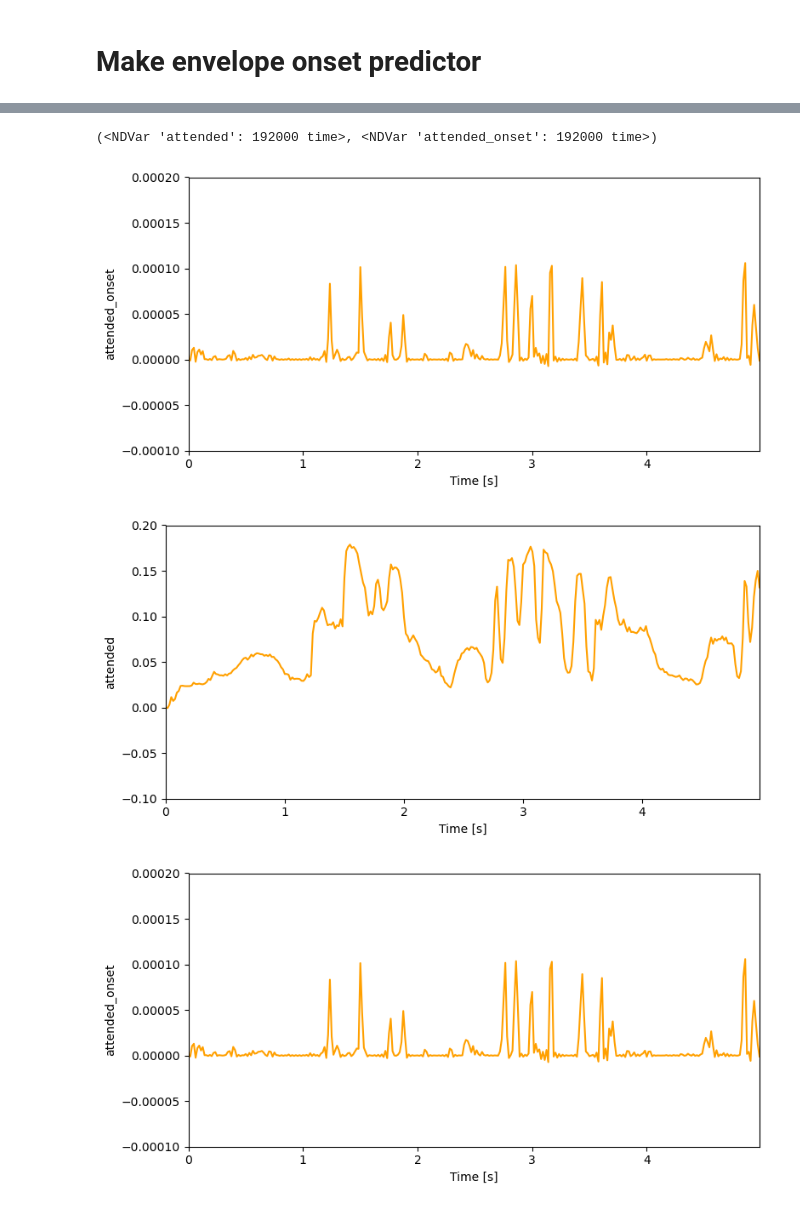
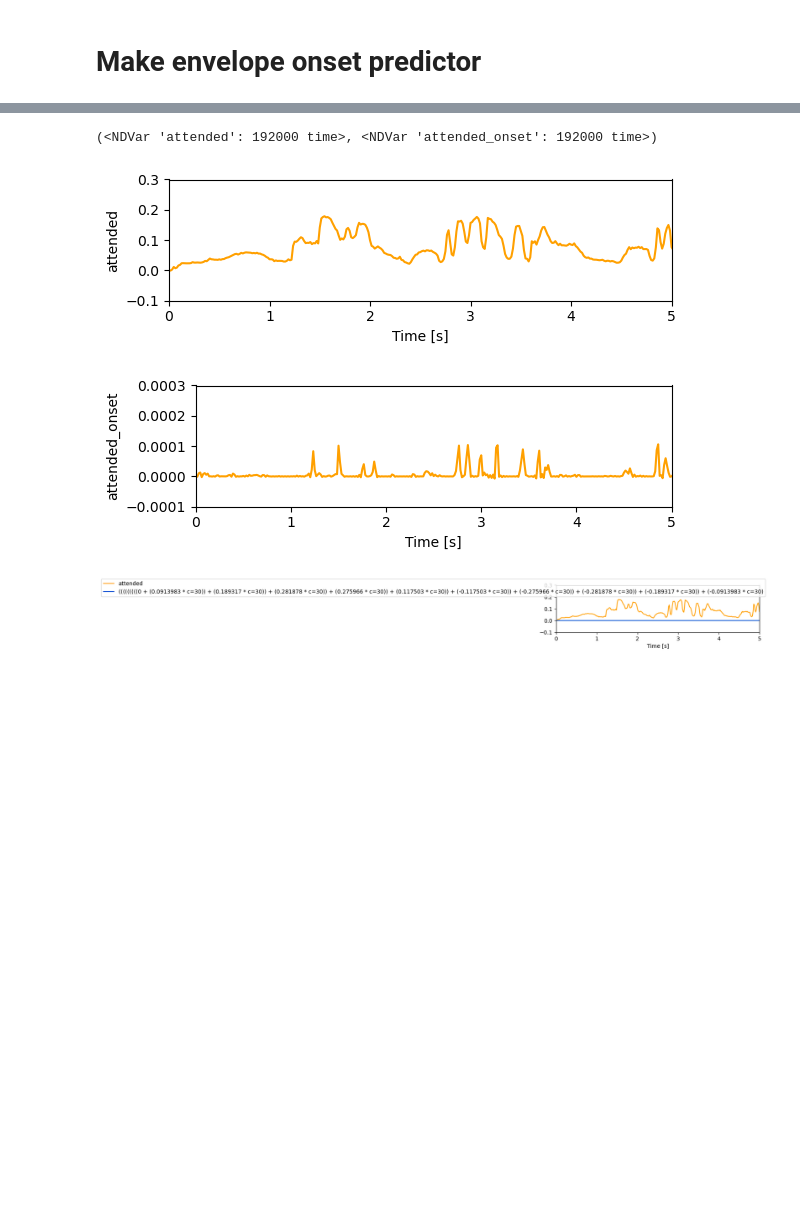
Before and after one commit to sylmester/cocoha, a Jupyter notebook: load_data/make-onset-predictor.ipynb, the cells around one changed output, grey strips where cells are left out. Saved outputs shown, nothing was run; the diff lists cells and outputs as text; code cells hidden in the pictures; blank space fills up the shorter version.

```diff
--- a/load_data/make-onset-predictor.ipynb
+++ b/load_data/make-onset-predictor.ipynb
@@ -121,12 +122,20 @@ Processing subject S18...
-# %%
-attended_envelope, att_onset
-# %% [output]
-(<NDVar 'attended': 192000 time>, <NDVar 'attended_onset': 192000 time>)
 # %%
+# Load envelopes (these should already be NDVars)
+envelope = eelbrain.load.unpickle(
+    file_paths.ENVELOPES_DIR / SUBJECT / f"{SUBJECT}_attended_envelope.pickle"
+)
+onset = eelbrain.load.unpickle(
+    file_paths.ENVELOPES_DIR / SUBJECT / f'{SUBJECT}_attended_envelope_onset.pickle'
+)
+
 # Sanity check: plot envelope and onset envelope for one trial
-eelbrain.plot.UTS(attended_envelope[:5])
-eelbrain.plot.UTS(att_onset[:5])
+eelbrain.plot.UTS([[envelope]], xlim=5, w=6, h=2)
+eelbrain.plot.UTS([[onset]], xlim=5, w=6, h=2)
+eelbrain.plot.UTS([[envelope, onset]], xlim=5, w=6, h=2)
+
+envelope, onset
 # %% [output]
+(<NDVar 'attended': 192000 time>, <NDVar 'attended_onset': 192000 time>)
-[figure, old version]
+[figure, new version]
-[figure, old version]
+[figure, new version]
-[figure, old version]
+[figure, new version]
```
Also changed, not shown: parts of 1 cell of this notebook, 2 other files.
